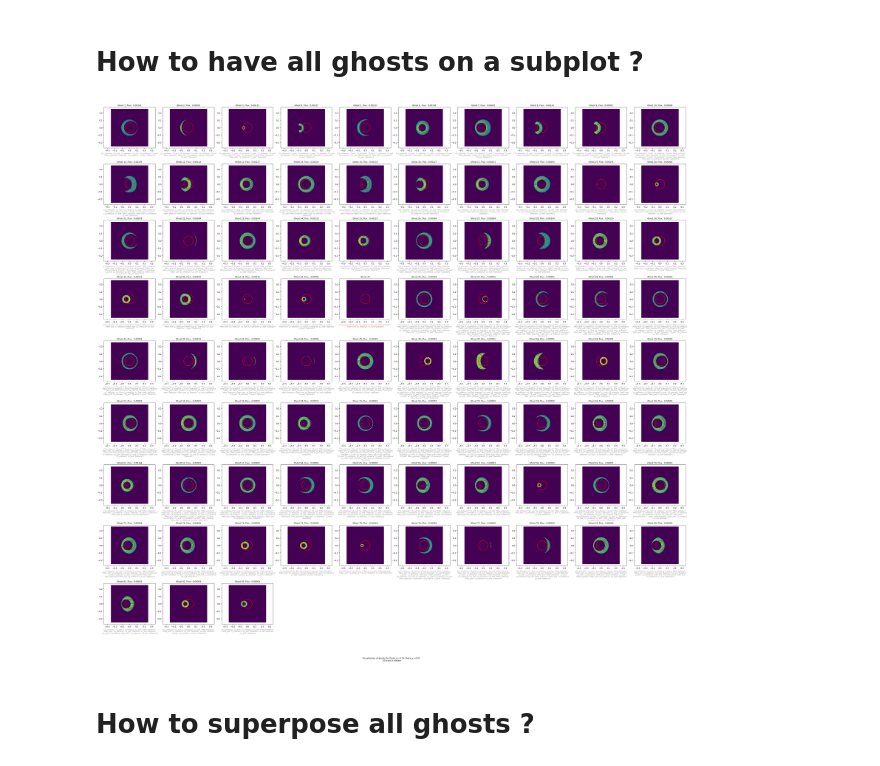
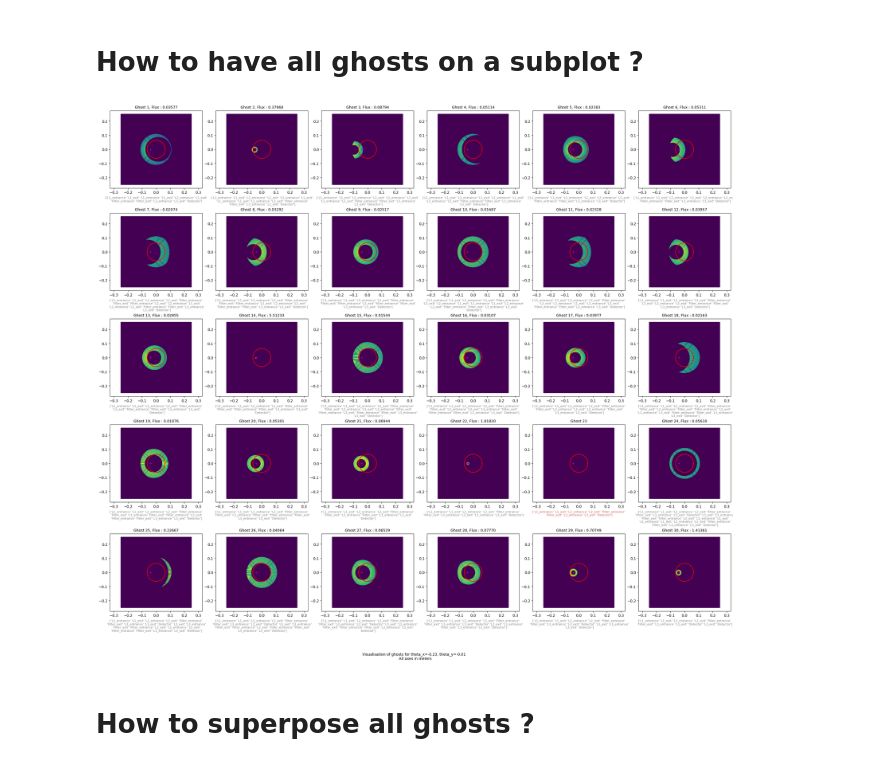
Before and after one commit to lsst-camera-dh/ghosts_buster, a Jupyter notebook: notebooks/LSST_ghosts_analysis.ipynb, the cells around one changed output. Saved outputs shown, nothing was run; the diff lists cells and outputs as text; code cells hidden in the pictures.

```diff
--- a/notebooks/LSST_ghosts_analysis.ipynb
+++ b/notebooks/LSST_ghosts_analysis.ipynb
@@ -36,7 +36,7 @@ rays = batoid.RayVector.asPolar(
         theta_x=np.deg2rad(theta_x), theta_y=np.deg2rad(theta_y),
         naz=900, nrad=600, flux=1.0
     )
-rForward, rReverse = telescope.traceSplit(rays, minFlux=1e-5)
+rForward, rReverse = telescope.traceSplit(rays, minFlux=1e-3)
 # %%
 # Note the reference optic way
 ref = ['L1_entrance', 'L1_exit', 'L2_entrance', 'L2_exit', 'Filter_entrance', 'Filter_exit', 'L3_entrance', 'L3_exit', 'Detector']
@@ -91,36 +91,43 @@ hexbin_collection = [None] * len(rForward)
 
 # Add the data
 for i in range(len(rForward)):
     hexbin_collection[i] = axes[i].hexbin(
         rForward[i].x, rForward[i].y, extent=[-0.25, 0.25, -0.25, 0.25],
         gridsize=400
     )
     th = np.linspace(0, 2*np.pi, 1000)
     axes[i].plot(0.32/5*np.cos(th), 0.32/5*np.sin(th), c='r', label="Cercle optique")
 
     w = np.argmin([len(rrr.path) for rrr in rForward])
     axes[i].plot(np.mean(rForward[w].x), np.mean(rForward[w].y), marker='+', color='m')
 
+    offsets = hexbin_collection[i].get_offsets()
     counts = hexbin_collection[i].get_array()
 
-    if str(paths[i]) == str(ref):
+    hex_size = 0.5 / 400
+    hex_area = (3 * np.sqrt(3) / 2) * (hex_size ** 2)
+
+    mask = counts > 0
+    individual_areas = [hex_area for _ in offsets[mask]]
+
+    if str(paths[i]) == str(ref):len(individual_areas)
         axes[i].set_xlabel(f"{np.array(paths[i])}", fontsize=8, color="indianred", labelpad=5)
         axes[i].set_title(f"Ghost {i+1}", fontsize=10)
     else :
         axes[i].set_xlabel(f"{np.array(paths[i])}", fontsize=8, color="gray", labelpad=5)
-        axes[i].set_title(f"Ghost {i+1}, Flux : {rForward[i].flux[0]:.5f}", fontsize=10)
+        axes[i].set_title(f"Ghost {i+1}, Flux : {rForward[i].flux[0]/(len(individual_areas)*hex_area):.5f}", fontsize=10)
     axes[i].axis("equal")
 
 # Mask empty plots
 for i in range(len(rForward), len(axes)):
     axes[i].axis("off")
 
 # Add a description under the figure
 fig.text(0.5, -0.05, f"Visualisation of ghosts for theta_x={theta_x:.2f}, theta_y={theta_y:.2f} \n All axes in meters", ha="center", fontsize=10)
 plt.savefig('all_ghosts.png', bbox_inches='tight')
 plt.show()
 # %% [output]
-[figure, old version]
+[figure, new version]
 # %% [markdown]
 # How to superpose all ghosts ?
 # %%
```
Also changed, not shown: parts of 5 cells of this notebook, 16 other files.
